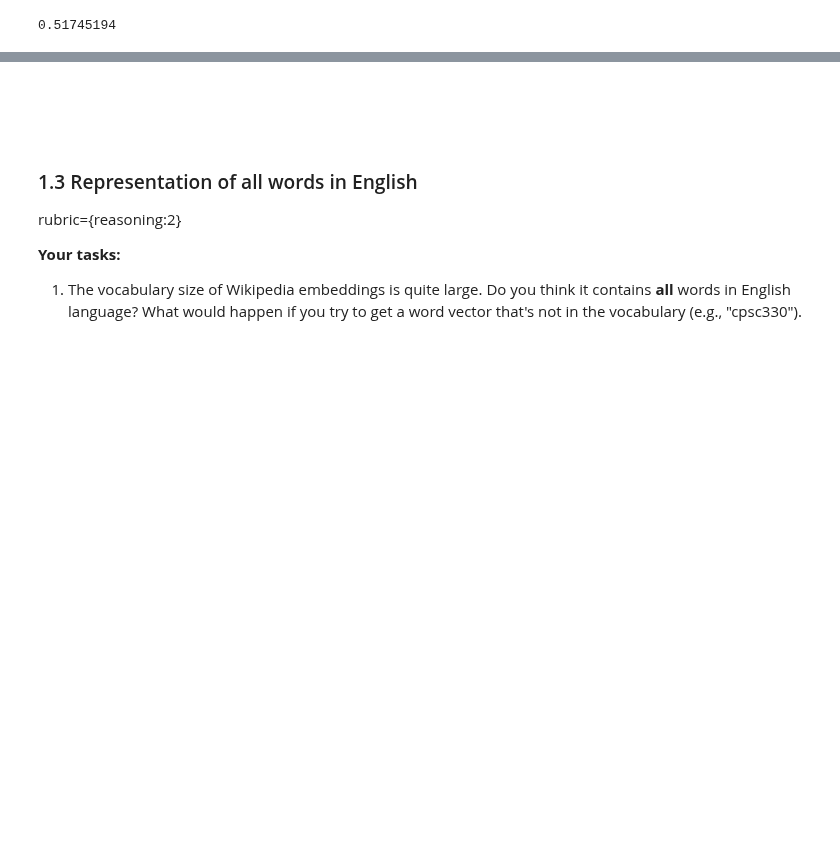
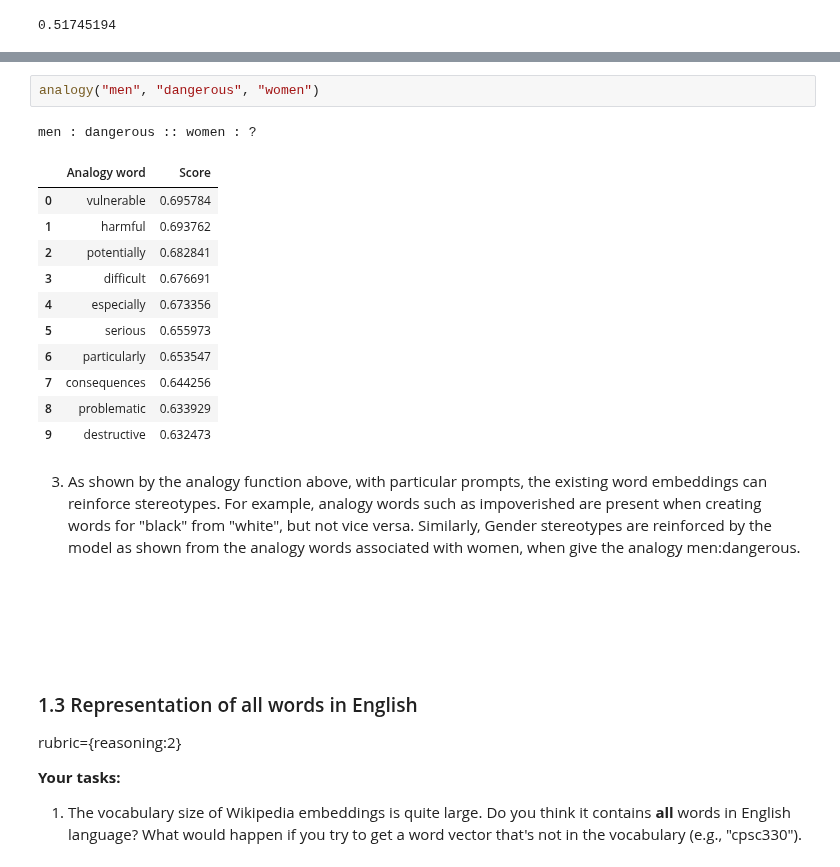
Before and after one commit to wangseann/cpsc330-2022W2, a Jupyter notebook: hw/hw8/hw8.ipynb, the cells around one changed output, grey strips where cells are left out. Saved outputs shown, nothing was run; the diff lists cells and outputs as text; blank space fills up the shorter version.

```diff
--- a/hw/hw8/hw8.ipynb
+++ b/hw/hw8/hw8.ipynb
@@ -183,5 +211,22 @@ glove_wiki_vectors.similarity("black", "rich")
+# %%
+analogy("men", "dangerous", "women")
+# %% [output]
+men : dangerous :: women : ?
+|  | Analogy word | Score |
+| 0 | vulnerable | 0.695784 |
+| 1 | harmful | 0.693762 |
+| 2 | potentially | 0.682841 |
+| 3 | difficult | 0.676691 |
+| 4 | especially | 0.673356 |
+| 5 | serious | 0.655973 |
+| 6 | particularly | 0.653547 |
+| 7 | consequences | 0.644256 |
+| 8 | problematic | 0.633929 |
+| 9 | destructive | 0.632473 |
 # %% [markdown]
-<br><br>
+3. As shown by the analogy function above, with particular prompts, the existing word embeddings can reinforce stereotypes. For example, analogy words such as impoverished are present when creating words for "black" from "white", but not vice versa. Similarly, Gender stereotypes are reinforced by the model as shown from the analogy words associated with women, when give the analogy men:dangerous. <br><br>
+# %% [markdown]
+<br><br>
 # %% [markdown]
 ### 1.3 Representation of all words in English
 rubric={reasoning:2}
```
Also changed, not shown: parts of 5 cells of this notebook, 1 other file.
